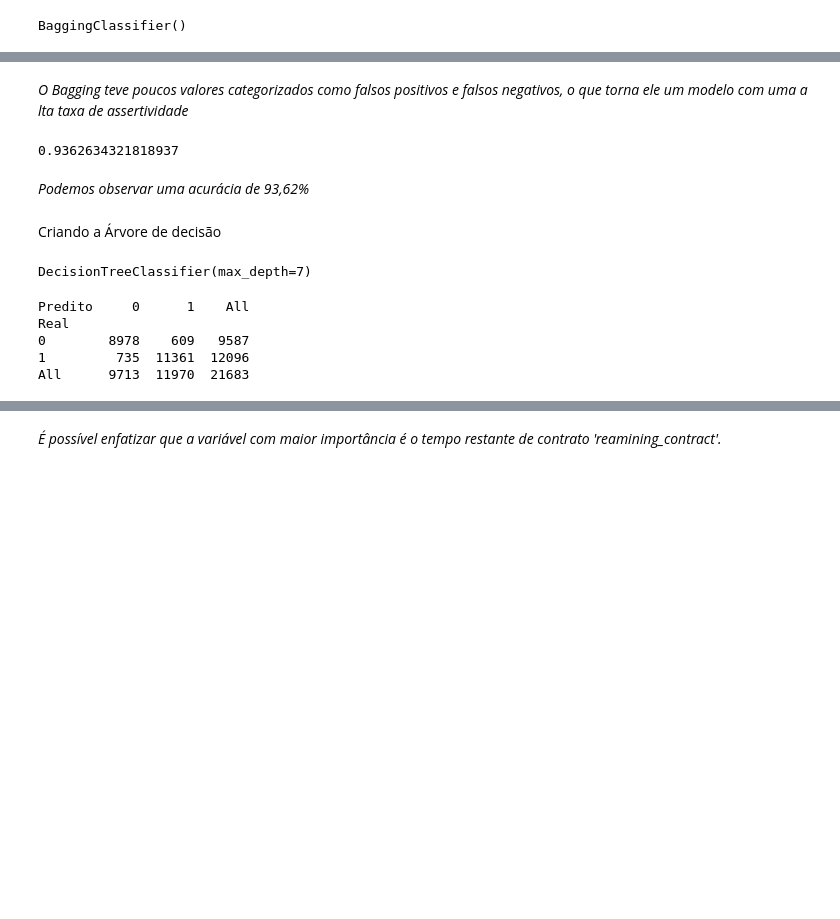
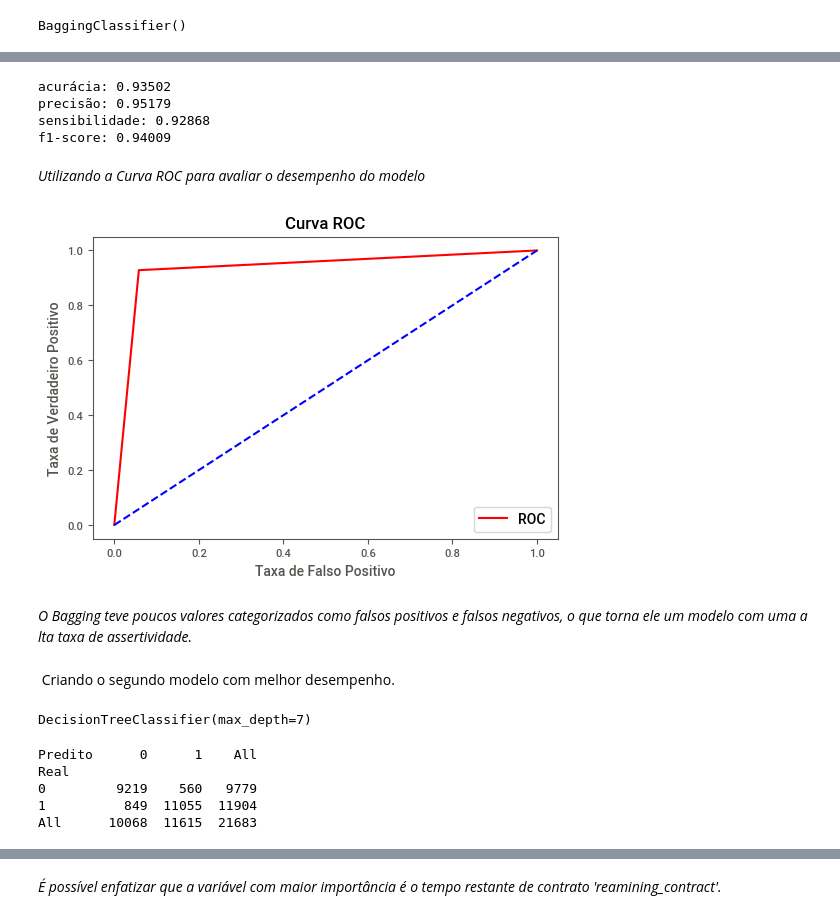
Before and after one commit to JosenildoJunior/Internet_service_churn, a Jupyter notebook: Internet_service_churn.ipynb, the cells around one changed output, grey strips where cells are left out. Saved outputs shown, nothing was run; the diff lists cells and outputs as text; code cells hidden in the pictures; blank space fills up the shorter version.

```diff
--- a/Internet_service_churn.ipynb
+++ b/Internet_service_churn.ipynb
@@ -641,3 +655,13 @@ resultados.sort_values(by = 'f1-score', ascending = False)
+# %%
+# Criando função para exibir a curva ROC
+def plot_curva_roc(x, y):
+    plt.plot(x, y, color='red', label='ROC')
+    plt.plot([0, 1], [0, 1], color='blue', linestyle='--')
+    plt.xlabel('Taxa de Falso Positivo')
+    plt.ylabel('Taxa de Verdadeiro Positivo')
+    plt.title('Curva ROC')
+    plt.legend()
+    plt.show()
 # %% [markdown]
 *Importando biblioteca para separação de dados*
 # %%
@@ -673,15 +697,23 @@ All      9879  11804  21683
+# %%
+# Observando as métricas do modelo, em comparação com novos dados
+metricas(y_teste, pred.round())
+# %% [output]
+acurácia: 0.93502
+precisão: 0.95179
+sensibilidade: 0.92868
+f1-score: 0.94009
+# %% [markdown]
+*Utilizando a Curva ROC para avaliar o desempenho do modelo*
+# %%
+# Fazendo as comparações e exibindo o gráfico da curva
+x, y, thresholds = roc_curve(y_teste, pred)
+plot_curva_roc(x, y)
+# %% [output]
+[figure, added]
 # %% [markdown]
-*O Bagging teve poucos valores categorizados como falsos positivos e falsos negativos, o que torna ele um modelo com uma alta taxa de assertividade*
+*O Bagging teve poucos valores categorizados como falsos positivos e falsos negativos, o que torna ele um modelo com uma alta taxa de assertividade.*
-# %%
-# Testando a acuracia do modelo
-score = accuracy_score(y_teste, pred)
-score
-# %% [output]
-0.9362634321818937
-# %% [markdown]
-*Podemos observar uma acurácia de 93,62%*
-# %% [markdown]
- Criando a Árvore de decisão
+# %% [markdown]
+ Criando o segundo modelo com melhor desempenho.
 # %%
 # Criando o modelo
 modelo_ar = DecisionTreeClassifier(max_depth = 7)
@@ -692,13 +724,13 @@ modelo_ar.fit(X_treino, y_treino)
 DecisionTreeClassifier(max_depth=7)
 # %%
 # Fazendo as previsões
-pred = modelo_ar.predict(X_teste)
+pred2 = modelo_ar.predict(X_teste)
 
 # Observando a matriz de confusão
-print(pd.crosstab(y_teste,pred, rownames=['Real'], colnames=['Predito'], margins=True))
+print(pd.crosstab(y_teste,pred2, rownames=['Real'], colnames=['Predito'], margins=True))
 # %% [output]
-Predito     0      1    All
+Predito      0      1    All
 Real
-0        8978    609   9587
-1         735  11361  12096
-All      9713  11970  21683
+0         9219    560   9779
+1          849  11055  11904
+All      10068  11615  21683
```
Also changed, not shown: parts of 32 cells of this notebook.
